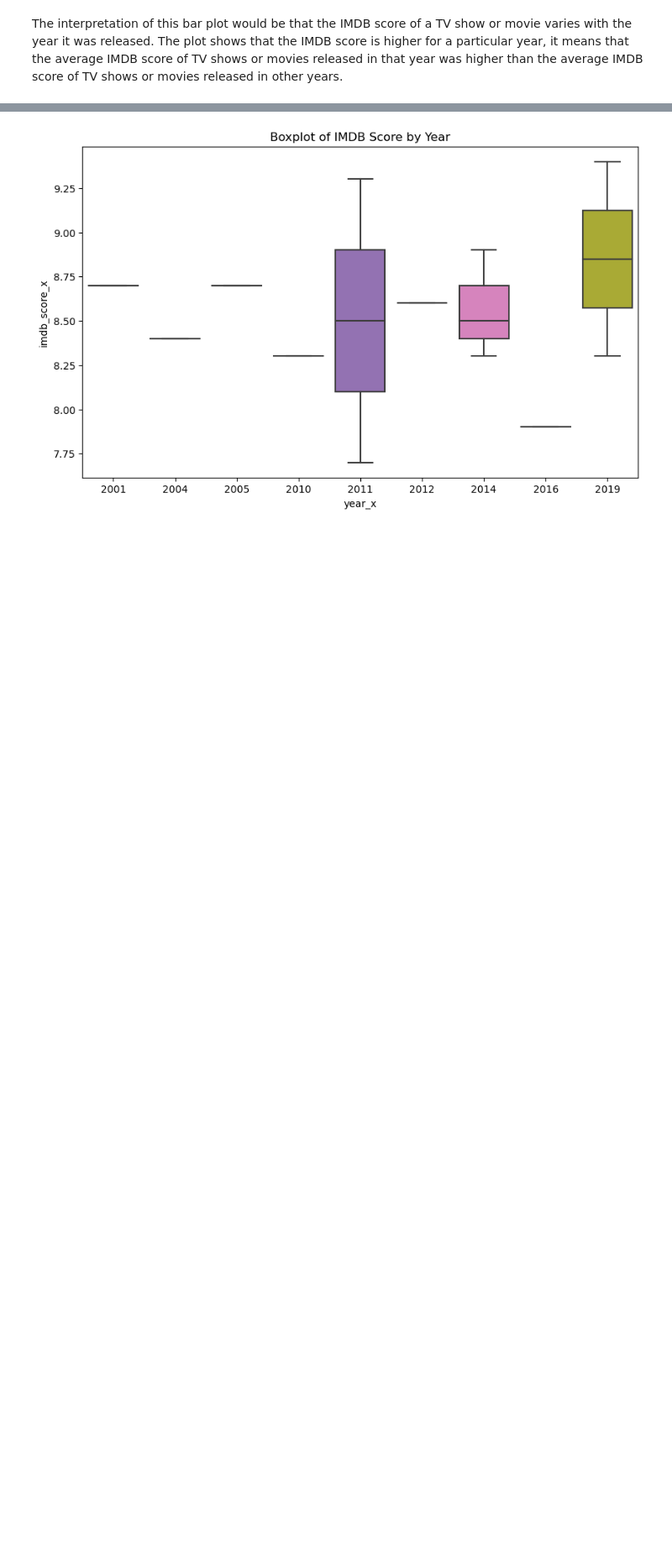
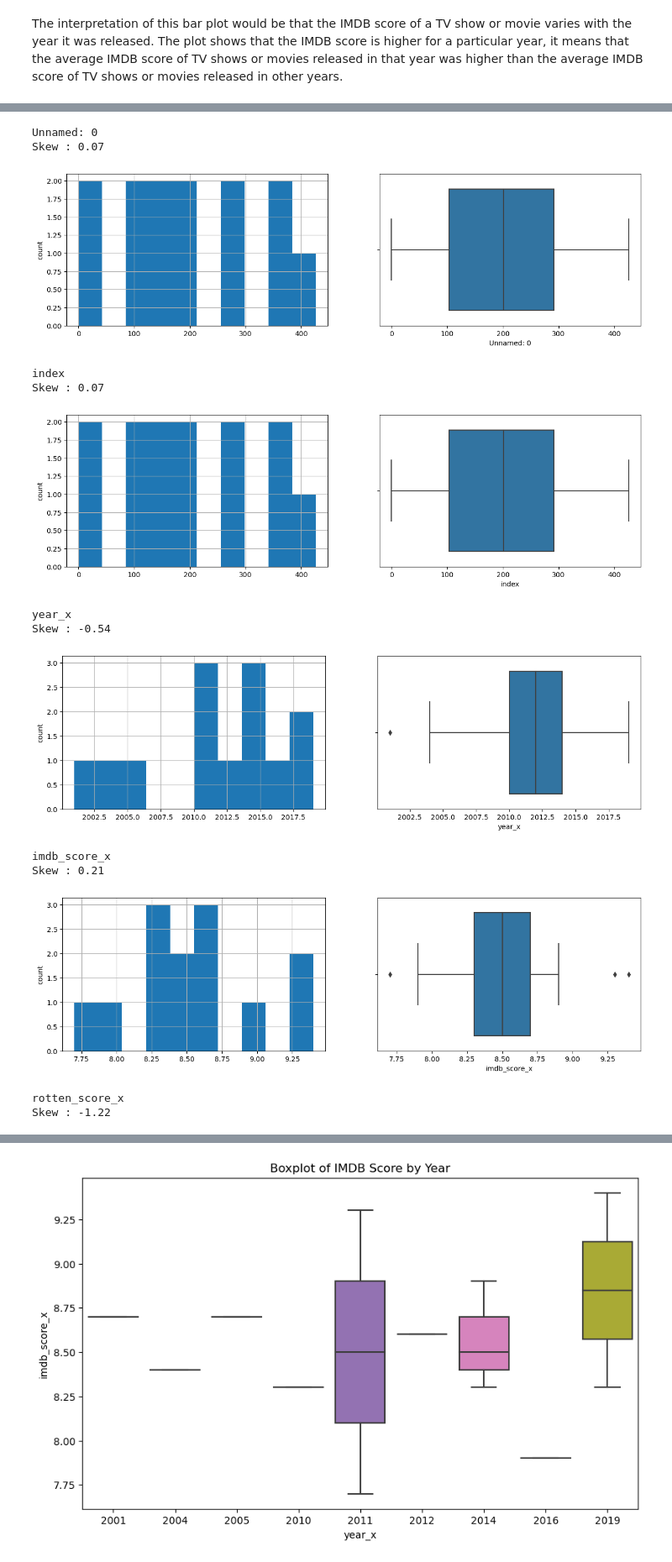
Before and after one commit to paigewamuyu/HboDataAnalysis, a Jupyter notebook: HboAnalysis.ipynb, the cells around one changed output, grey strips where cells are left out. Shown at 84% size. Cells and saved outputs as stored; diff of their text form; code cells hidden in the pictures; blank space fills up the shorter version.

```diff
--- a/HboAnalysis.ipynb
+++ b/HboAnalysis.ipynb
@@ -210,11 +213,11 @@ plt.show()
 # %% [markdown]
 The interpretation of this bar plot would be that the IMDB score of a TV show or movie varies with the year it was released. The plot shows that the IMDB score is higher for a particular year, it means that the average IMDB score of TV shows or movies released in that year was higher than the average IMDB score of TV shows or movies released in other years.
 # %%
-#Data Visualizations
-# histogram for the movie/series frequency title and its IMDB score
-plt.figure(figsize=(10,6))
-sns.histplot(df['year_x'], bins=range(df['year_x'].min(), df['year_x'].max(), 5), edgecolor='black')
-plt.title('Histogram for the Year and Frequency')
-plt.xlabel('Year')
-plt.ylabel('Frequency')
+#separating numericl and categorical variables for analysis
+cat_cols=df.select_dtypes(include=['object']).columns
+num_cols = df.select_dtypes(include=np.number).columns.tolist()
+print("Categorical Variables:")
+print(cat_cols)
+print("Numerical Variables:")
+print(num_cols)
 # %% [output]
@@ -222,0 +230,27 @@ Text(0, 0.5, 'Frequency')
+# %%
+#generate a series of histograms and boxplots for each numerical variable in the dataframe.
+for col in num_cols:
+    print(col)
+    print('Skew :', round(df[col].skew(), 2))
+    plt.figure(figsize = (15, 4))
+    plt.subplot(1, 2, 1)
+    df[col].hist(grid=True)
+    plt.ylabel('count')
+    plt.subplot(1, 2, 2)
+    sns.boxplot(x=df[col])
+    plt.show()
+# %% [output]
+Unnamed: 0
+Skew : 0.07
+[figure, added]
+index
+Skew : 0.07
+[figure, added]
+year_x
+Skew : -0.54
+[figure, added]
+imdb_score_x
+Skew : 0.21
+[figure, added]
+rotten_score_x
+Skew : -1.22
```
Also changed, not shown: parts of 6 cells of this notebook.
